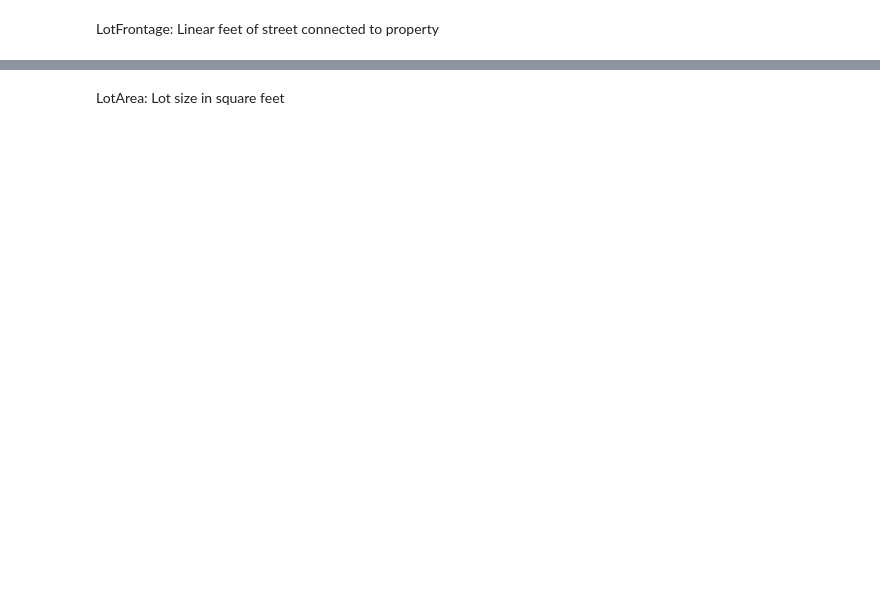
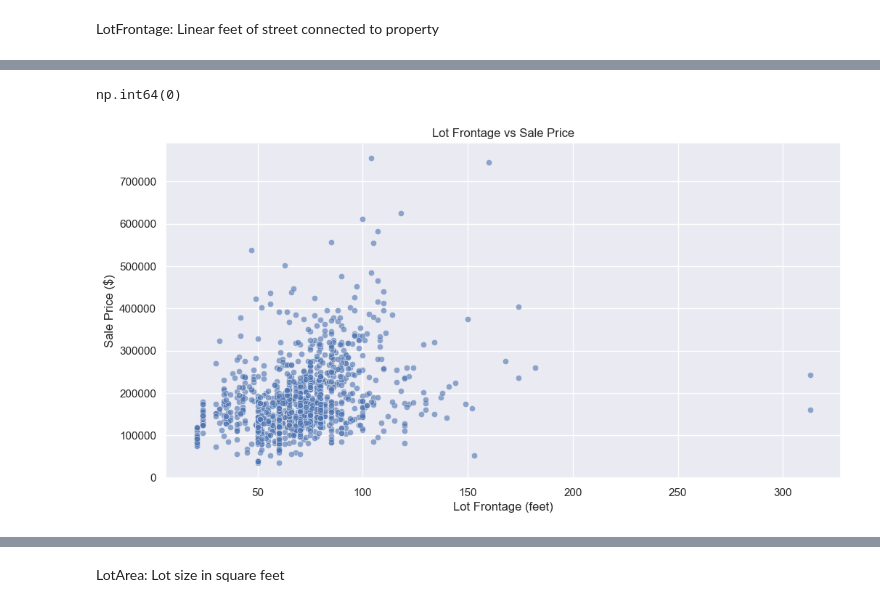
Before and after one commit to jenasandeep/Recreating-99-core_ML_Projects, a Jupyter notebook: 1-House Price Prediction/notebooks/1-initial-eda.ipynb, the cells around one changed output, grey strips where cells are left out. Saved outputs shown, nothing was run; the diff lists cells and outputs as text; code cells hidden in the pictures; blank space fills up the shorter version.

```diff
--- a/1-House Price Prediction/notebooks/1-initial-eda.ipynb
+++ b/1-House Price Prediction/notebooks/1-initial-eda.ipynb
@@ -32,0 +605,18 @@ LotFrontage: Linear feet of street connected to property
+# %%
+train_df_copy['LotFrontage'].isnull().sum()
+# %% [output]
+np.int64(0)
+# %%
+import seaborn as sns
+import matplotlib.pyplot as plt
+
+# Scatter plot of LotFrontage vs SalePrice
+plt.figure(figsize=(12, 6))
+sns.scatterplot(x='LotFrontage', y='SalePrice', data=train_df, alpha=0.6)
+plt.title('Lot Frontage vs Sale Price')
+plt.xlabel('Lot Frontage (feet)')
+plt.ylabel('Sale Price ($)')
+plt.grid(True)
+plt.show()
+# %% [output]
+[figure, added]
```
Also changed, not shown: parts of 34 cells of this notebook, 5 other files.
